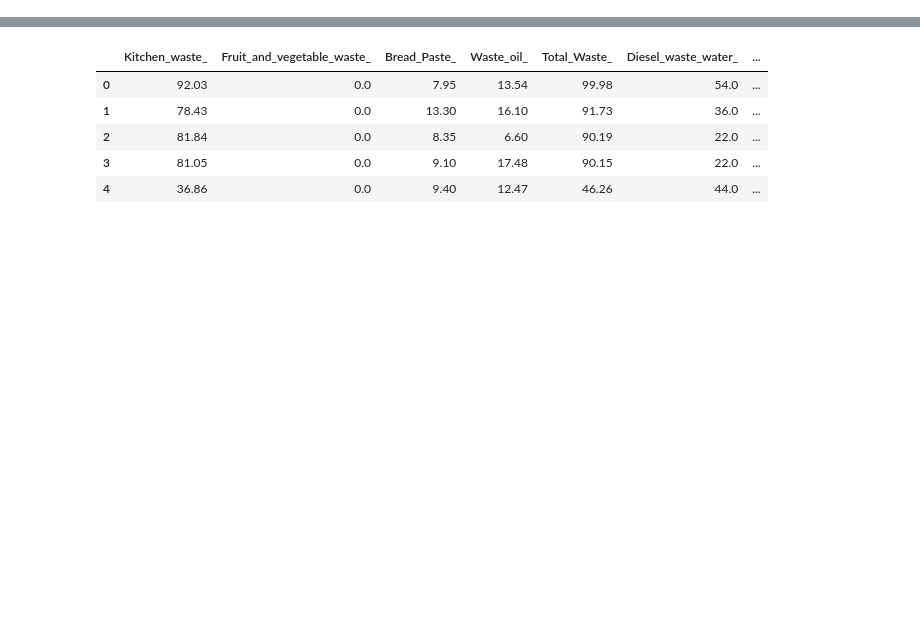
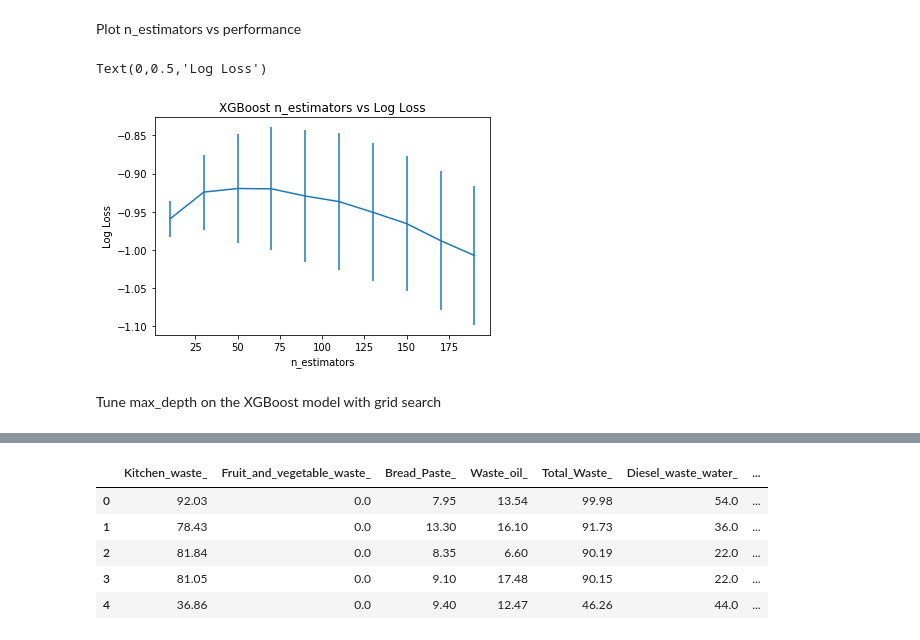
Before and after one commit to Victoria3467/BioDigest, a Jupyter notebook: Shenzhen/Shenzhen.ipynb, the cells around one changed output, grey strips where cells are left out. Drawn from its saved outputs; the diff is of its cells as text; code cells hidden in the pictures; blank space fills up the shorter version.

```diff
--- a/Shenzhen/Shenzhen.ipynb
+++ b/Shenzhen/Shenzhen.ipynb
@@ -789,0 +123,5 @@ Index(['Unnamed: 0', 'Year', 'Month', 'Day', 'Kitchen_waste_',
+# %%
+X_train = train_data[COLUMNS]
+y_train = train_data.anaerobic_dailyoutput
+X_test = test_data[COLUMNS]
+y_test = test_data.anaerobic_dailyoutput
@@ -789,0 +130,12 @@ Index(['Unnamed: 0', 'Year', 'Month', 'Day', 'Kitchen_waste_',
+# %%
+def run_vanilla_xgb(X_train, y_train, X_test, y_test):
+    xgb = XGBClassifier()
+    xgb.fit(X_train, y_train)
+    y_pred_test = xgb.predict(X_test)
+
+    print('Accuracy of XGboost on train set: {:.2f}'.format(xgb.score(X_train, y_train)))
+    print('Accuracy of XGboost on test set: {:.2f}'.format(xgb.score(X_test, y_test)))
+    print('Confusion matrix:')
+    print(confusion_matrix(y_test, y_pred_test))
+# %%
+run_vanilla_xgb(X_train, y_train, X_test, y_test)
@@ -789,0 +151,8 @@ Index(['Unnamed: 0', 'Year', 'Month', 'Day', 'Kitchen_waste_',
+# %%
+model = XGBClassifier()
+
+n_estimators = range(10, 200, 20)
+param_grid = dict(n_estimators=n_estimators)
+kfold = StratifiedKFold(n_splits=10, shuffle=True, random_state=7)
+grid_search = GridSearchCV(model, param_grid, scoring="neg_log_loss", n_jobs=-1, cv=kfold)
+grid_result = grid_search.fit(X_train, y_train)
@@ -789,0 +180,12 @@ Index(['Unnamed: 0', 'Year', 'Month', 'Day', 'Kitchen_waste_',
+# %% [markdown]
+Plot n_estimators vs performance
+# %%
+plt.errorbar(n_estimators, means, yerr=stds)
+plt.title("XGBoost n_estimators vs Log Loss")
+plt.xlabel('n_estimators')
+plt.ylabel('Log Loss')
+# %% [output]
+Text(0,0.5,'Log Loss')
+[figure, added]
+# %% [markdown]
+Tune max_depth on the XGBoost model with grid search
```
Also changed, not shown: parts of 143 cells of this notebook, 3 other files.
